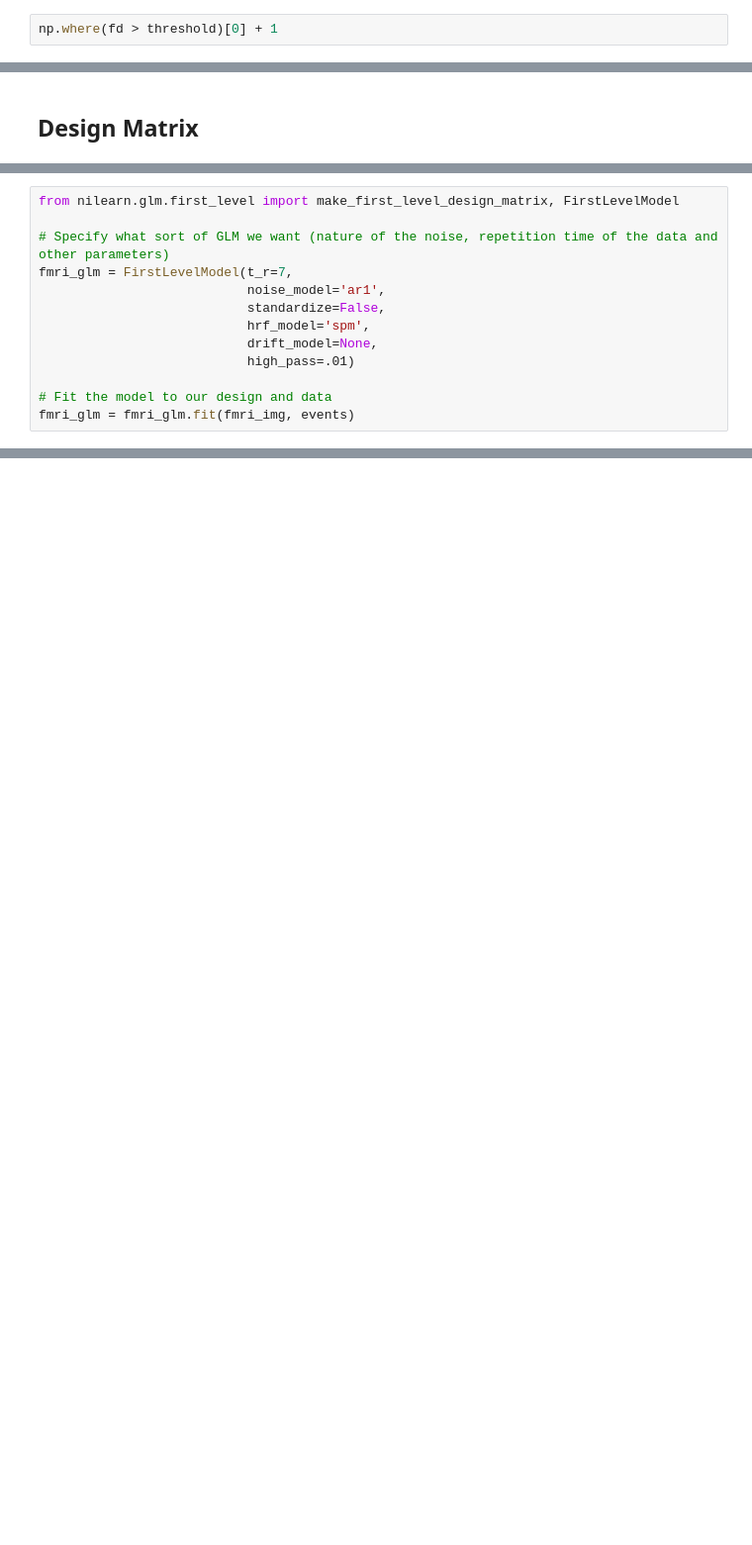
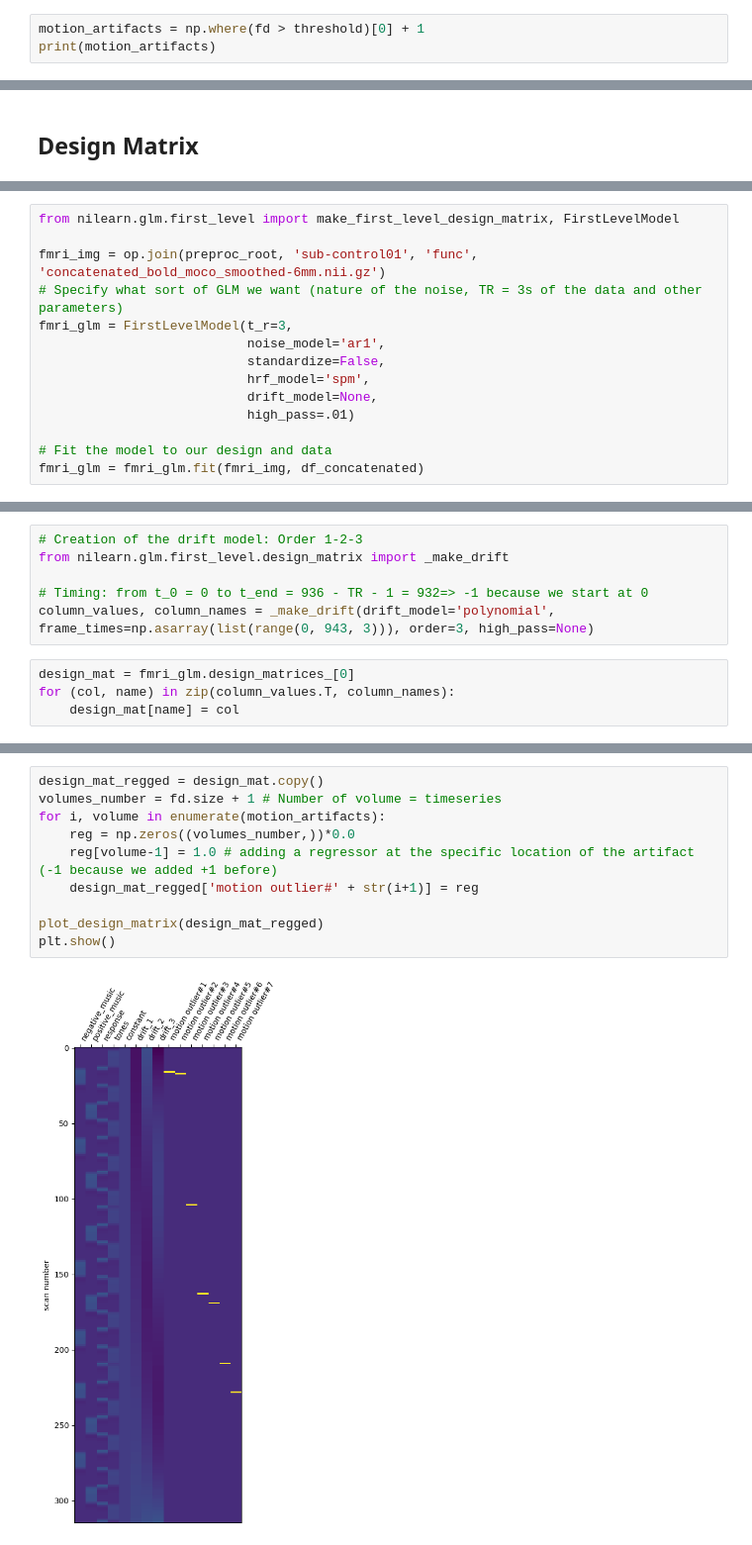
Before and after one commit to AlexisCogne/NSSP_projects, a Jupyter notebook: Project_1.ipynb, the cells around one changed output, grey strips where cells are left out. Shown at 99% size. Cells and saved outputs as stored; diff of their text form; blank space fills up the shorter version.

Commit message:
Updated part 1: attempt of design matrix

```diff
--- a/Project_1.ipynb
+++ b/Project_1.ipynb
@@ -512,3 +501,4 @@ plt.show()
 # %%
-np.where(fd > threshold)[0] + 1
+motion_artifacts = np.where(fd > threshold)[0] + 1
+print(motion_artifacts)
 # %% [output]
@@ -559,8 +592,9 @@ events
 # %%
 from nilearn.glm.first_level import make_first_level_design_matrix, FirstLevelModel
 
-# Specify what sort of GLM we want (nature of the noise, repetition time of the data and other parameters)
-fmri_glm = FirstLevelModel(t_r=7,
+fmri_img = op.join(preproc_root, 'sub-control01', 'func', 'concatenated_bold_moco_smoothed-6mm.nii.gz')
+# Specify what sort of GLM we want (nature of the noise, TR = 3s of the data and other parameters)
+fmri_glm = FirstLevelModel(t_r=3,
                            noise_model='ar1',
                            standardize=False,
                            hrf_model='spm',
@@ -568,7 +602,7 @@ fmri_glm = FirstLevelModel(t_r=7,
                            high_pass=.01)
 
 # Fit the model to our design and data
-fmri_glm = fmri_glm.fit(fmri_img, events)
+fmri_glm = fmri_glm.fit(fmri_img, df_concatenated)
 # %%
 from nilearn.plotting import plot_design_matrix
 plot_design_matrix(fmri_glm.design_matrices_[0])
@@ -575,0 +616,10 @@ plt.show()
+# %%
+# Creation of the drift model: Order 1-2-3
+from nilearn.glm.first_level.design_matrix import _make_drift
+
+# Timing: from t_0 = 0 to t_end = 936 - TR - 1 = 932=> -1 because we start at 0
+column_values, column_names = _make_drift(drift_model='polynomial', frame_times=np.asarray(list(range(0, 943, 3))), order=3, high_pass=None)
+# %%
+design_mat = fmri_glm.design_matrices_[0]
+for (col, name) in zip(column_values.T, column_names):
+    design_mat[name] = col
@@ -575,0 +632,12 @@ plt.show()
+# %%
+design_mat_regged = design_mat.copy()
+volumes_number = fd.size + 1 # Number of volume = timeseries
+for i, volume in enumerate(motion_artifacts):
+    reg = np.zeros((volumes_number,))*0.0
+    reg[volume-1] = 1.0 # adding a regressor at the specific location of the artifact (-1 because we added +1 before)
+    design_mat_regged['motion outlier#' + str(i+1)] = reg
+
+plot_design_matrix(design_mat_regged)
+plt.show()
+# %% [output]
+[figure, added]
```
Also changed, not shown: parts of 26 cells of this notebook.
